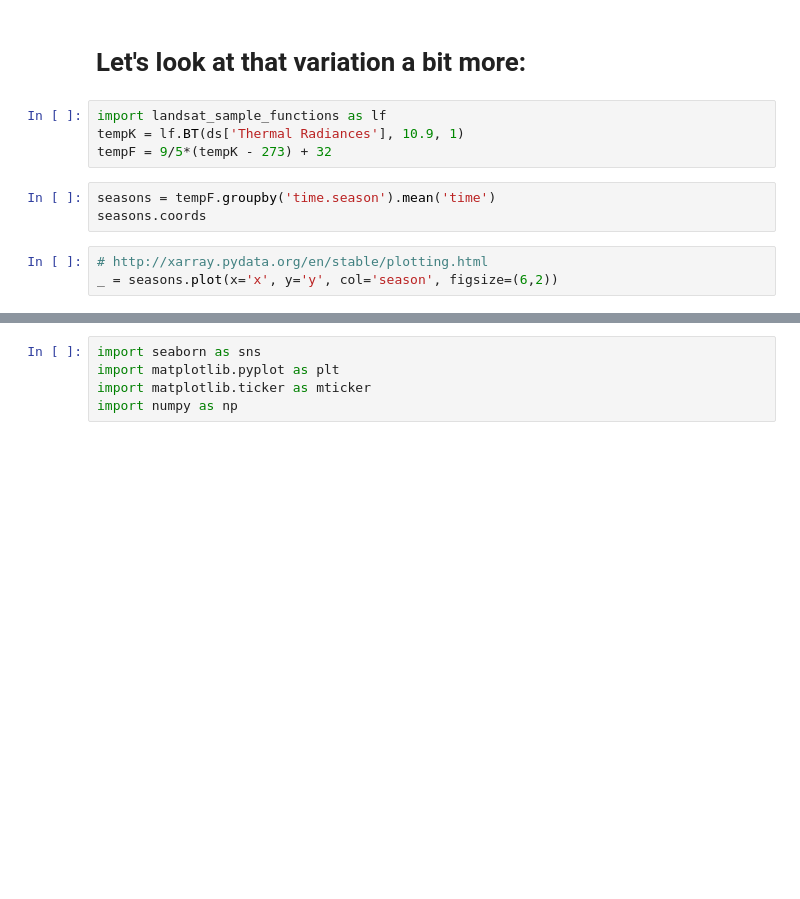
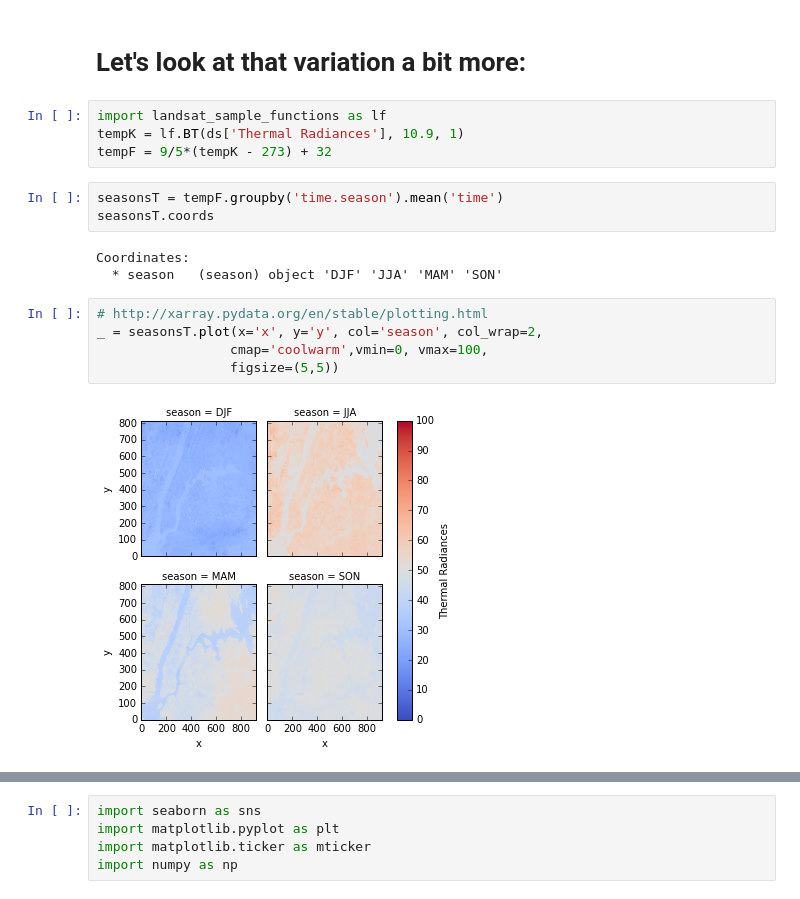
Before and after one commit to story645/EAS213, a Jupyter notebook: 2018/july18a.ipynb, the cells around one changed output, grey strips where cells are left out. Drawn from its saved outputs; the diff is of its cells as text; blank space fills up the shorter version.

```diff
--- a/2018/july18a.ipynb
+++ b/2018/july18a.ipynb
@@ -20,8 +39,15 @@ import landsat_sample_functions as lf
 tempK = lf.BT(ds['Thermal Radiances'], 10.9, 1)
 tempF = 9/5*(tempK - 273) + 32
 # %%
-seasons = tempF.groupby('time.season').mean('time')
-seasons.coords
+seasonsT = tempF.groupby('time.season').mean('time')
+seasonsT.coords
+# %% [output]
+Coordinates:
+  * season   (season) object 'DJF' 'JJA' 'MAM' 'SON'
 # %%
 # http://xarray.pydata.org/en/stable/plotting.html
-_ = seasons.plot(x='x', y='y', col='season', figsize=(6,2))
+_ = seasonsT.plot(x='x', y='y', col='season', col_wrap=2,
+                 cmap='coolwarm',vmin=0, vmax=100,
+                 figsize=(5,5))
+# %% [output]
+[figure, added]
```
Also changed, not shown: parts of 10 cells of this notebook, 2 other files.
